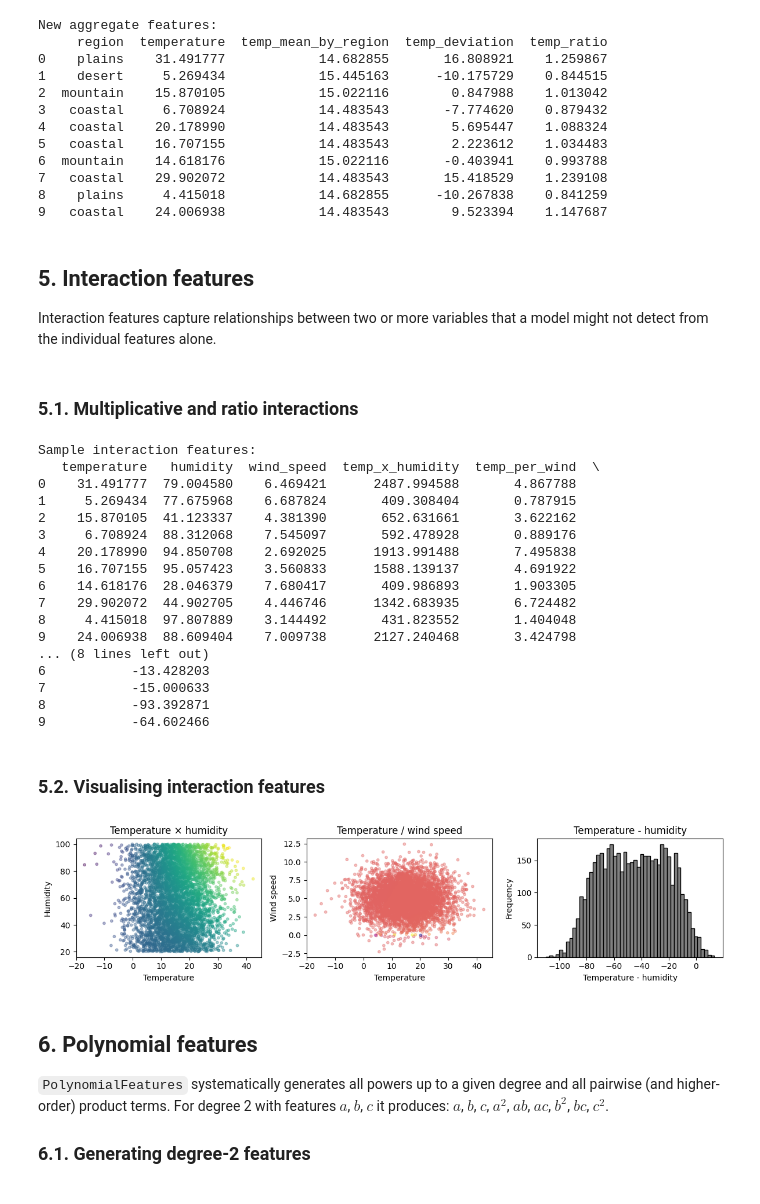
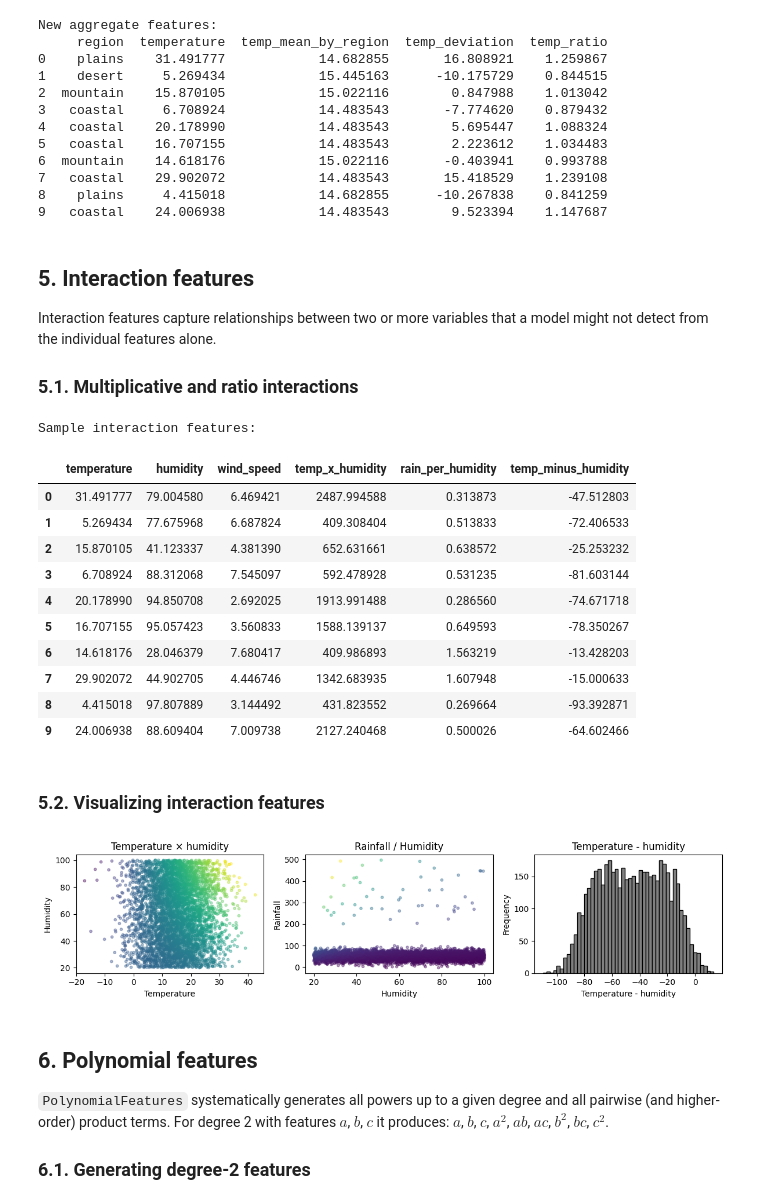
Before and after one commit to gperdrizet/fullstack-2605, a Jupyter notebook: unit-2/lesson-16/lesson-16-demo.ipynb, the cells around one changed output. Saved outputs shown, nothing was run; the diff lists cells and outputs as text; code cells hidden in the pictures.

```diff
--- a/unit-2/lesson-16/lesson-16-demo.ipynb
+++ b/unit-2/lesson-16/lesson-16-demo.ipynb
@@ -67,4 +66,5 @@ np.random.seed(315)
 # %% [markdown]
 ### Load data
 # %%
-df = pd.read_csv('https://gperdrizet.github.io/FSA_devops/assets/data/unit2/environmental_data.csv')
+df = pd.read_csv('https://media.githubusercontent.com/media/gperdrizet/fullstack-2605/refs/heads/main/data/environmental_data.csv')
+df.head()
@@ -428,69 +501,66 @@ New aggregate features:
 ## 5. Interaction features
 
 Interaction features capture relationships between two or more variables that a model might not detect from the individual features alone.
+
+### 5.1. Multiplicative and ratio interactions
-# %% [markdown]
-### 5.1. Multiplicative and ratio interactions
 # %%
-# Select numerical features for interactions
-num_features = ['temperature', 'humidity', 'wind_speed']
-
 # Multiplicative interaction: temperature × humidity (heat index proxy)
 df['temp_x_humidity'] = df['temperature'] * df['humidity']
 
-# Ratio interaction: temperature / wind_speed (wind chill proxy, add small constant to avoid division by zero)
-df['temp_per_wind'] = df['temperature'] / (df['wind_speed'] + 1e-6)
+# Ratio interaction: rainfall / humidity (rain per humidity proxy, add small constant to avoid division by zero)
+df['rain_per_humidity'] = df['rainfall'] / (df['humidity'] + 1e-6)
 
 # Difference interaction: temperature - humidity
 df['temp_minus_humidity'] = df['temperature'] - df['humidity']
 
 # Show the new interaction features
 print('Sample interaction features:')
-print(df[['temperature', 'humidity', 'wind_speed',
-          'temp_x_humidity', 'temp_per_wind', 'temp_minus_humidity']].head(10))
+df[['temperature', 'humidity', 'wind_speed','temp_x_humidity', 'rain_per_humidity', 'temp_minus_humidity']].head(10)
 # %% [output]
 Sample interaction features:
-   temperature   humidity  wind_speed  temp_x_humidity  temp_per_wind  \
-0    31.491777  79.004580    6.469421      2487.994588       4.867788
-1     5.269434  77.675968    6.687824       409.308404       0.787915
-2    15.870105  41.123337    4.381390       652.631661       3.622162
-3     6.708924  88.312068    7.545097       592.478928       0.889176
-4    20.178990  94.850708    2.692025      1913.991488       7.495838
-5    16.707155  95.057423    3.560833      1588.139137       4.691922
-6    14.618176  28.046379    7.680417       409.986893       1.903305
-7    29.902072  44.902705    4.446746      1342.683935       6.724482
-8     4.415018  97.807889    3.144492       431.823552       1.404048
-9    24.006938  88.609404    7.009738      2127.240468       3.424798
-... (8 lines left out)
-6           -13.428203
-7           -15.000633
-8           -93.392871
-9           -64.602466
+|  | temperature | humidity | wind_speed | temp_x_humidity | rain_per_humidity | temp_minus_humidity |
+| 0 | 31.491777 | 79.004580 | 6.469421 | 2487.994588 | 0.313873 | -47.512803 |
+| 1 | 5.269434 | 77.675968 | 6.687824 | 409.308404 | 0.513833 | -72.406533 |
+| 2 | 15.870105 | 41.123337 | 4.381390 | 652.631661 | 0.638572 | -25.253232 |
+| 3 | 6.708924 | 88.312068 | 7.545097 | 592.478928 | 0.531235 | -81.603144 |
+| 4 | 20.178990 | 94.850708 | 2.692025 | 1913.991488 | 0.286560 | -74.671718 |
+| 5 | 16.707155 | 95.057423 | 3.560833 | 1588.139137 | 0.649593 | -78.350267 |
+| 6 | 14.618176 | 28.046379 | 7.680417 | 409.986893 | 1.563219 | -13.428203 |
+| 7 | 29.902072 | 44.902705 | 4.446746 | 1342.683935 | 1.607948 | -15.000633 |
+| 8 | 4.415018 | 97.807889 | 3.144492 | 431.823552 | 0.269664 | -93.392871 |
+| 9 | 24.006938 | 88.609404 | 7.009738 | 2127.240468 | 0.500026 | -64.602466 |
 # %% [markdown]
-### 5.2. Visualising interaction features
+### 5.2. Visualizing interaction features
 # %%
 fig, axes = plt.subplots(1, 3, figsize=(12, 3))
 
 axes[0].set_title('Temperature × humidity')
-axes[0].scatter(df['temperature'], df['humidity'],
-                c=df['temp_x_humidity'], cmap='viridis', alpha=0.4, s=10)
+axes[0].scatter(
+    df['temperature'], df['humidity'],
+    c=df['temp_x_humidity'], cmap='viridis', alpha=0.4, s=10
+)
 axes[0].set_xlabel('Temperature')
 axes[0].set_ylabel('Humidity')
 
-axes[1].set_title('Temperature / wind speed')
-axes[1].scatter(df['temperature'], df['wind_speed'],
-                c=df['temp_per_wind'], cmap='plasma', alpha=0.4, s=10)
-axes[1].set_xlabel('Temperature')
-axes[1].set_ylabel('Wind speed')
+axes[1].set_title('Rainfall / Humidity')
+axes[1].scatter(
+    df['humidity'], df['rainfall'],
+    c=df['rain_per_humidity'], cmap='viridis', alpha=0.4, s=10
+)
+axes[1].set_xlabel('Humidity')
+axes[1].set_ylabel('Rainfall')
 
 axes[2].set_title('Temperature - humidity')
-axes[2].hist(df['temp_minus_humidity'], bins=50, edgecolor='black', color='grey')
+axes[2].hist(
+    df['temp_minus_humidity'], bins=50, edgecolor='black', color='grey'
+)
 axes[2].set_xlabel('Temperature - humidity')
 axes[2].set_ylabel('Frequency')
 
 plt.tight_layout()
 plt.show()
 # %% [output]
-[figure, old version]
+[figure, new version]
 # %% [markdown]
 ## 6. Polynomial features
 
```
Also changed, not shown: parts of 18 cells of this notebook.
